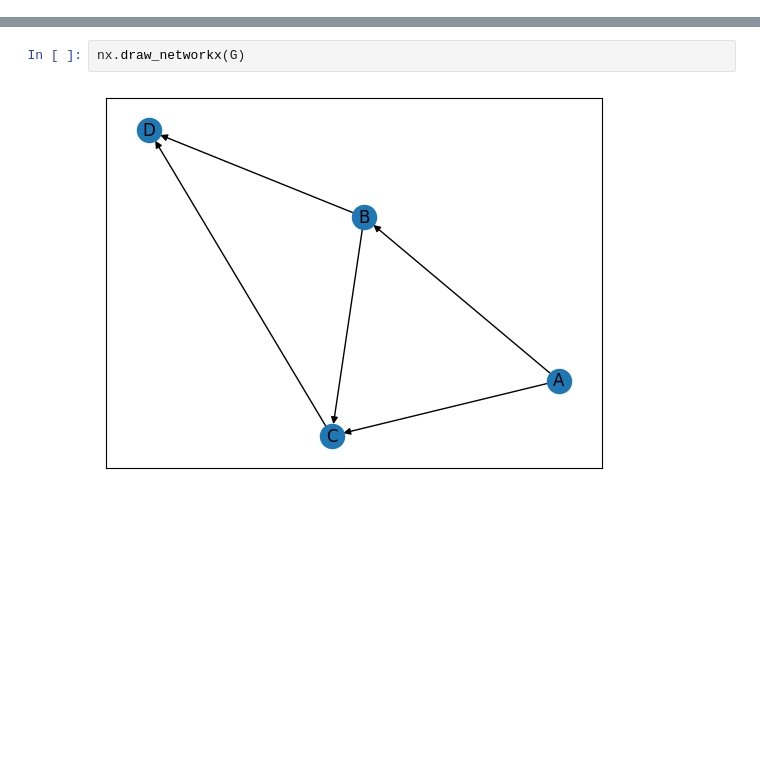
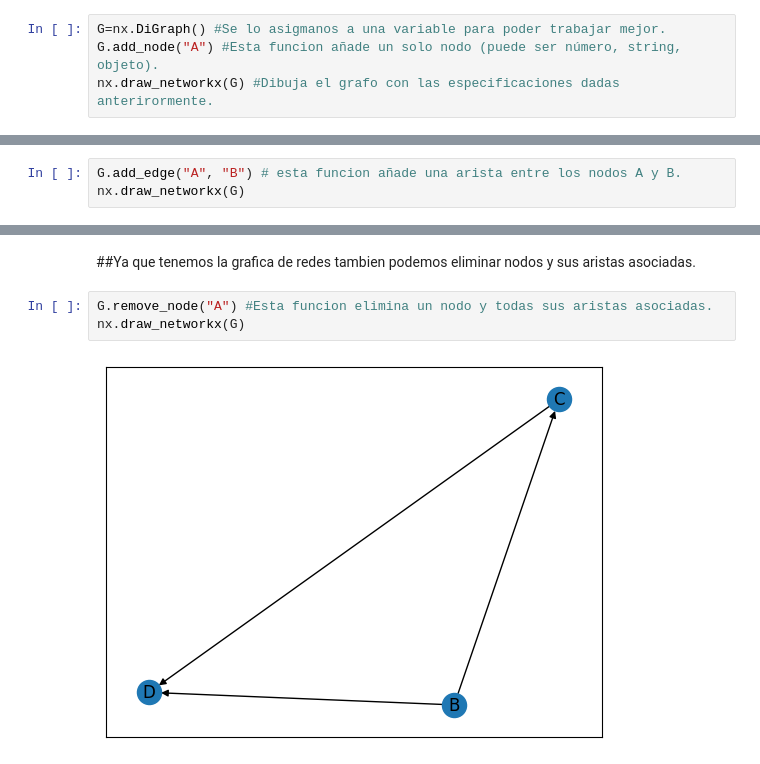
Before and after one commit to PerdomoVergaraFernando/Investigaciones-de-operaciones-, a Jupyter notebook: Grafica_de_redes.ipynb, the cells around one changed output, grey strips where cells are left out. Saved outputs shown, nothing was run; the diff lists cells and outputs as text; blank space fills up the shorter version.

```diff
--- a/Grafica_de_redes.ipynb
+++ b/Grafica_de_redes.ipynb
@@ -15,0 +34,4 @@ import networkx as nx
+# %%
+G=nx.DiGraph() #Se lo asigmanos a una variable para poder trabajar mejor.
+G.add_node("A") #Esta funcion añade un solo nodo (puede ser número, string, objeto).
+nx.draw_networkx(G) #Dibuja el grafo con las especificaciones dadas anterirormente.
@@ -15,0 +40,3 @@ import networkx as nx
+# %%
+G.add_edge("A", "B") # esta funcion añade una arista entre los nodos A y B.
+nx.draw_networkx(G)
@@ -23,4 +56,7 @@ G.add_edge("C","D",capacity=0)
-# %%
-nx.draw_networkx(G)
-# %% [output]
-[figure, removed]
+# %% [markdown]
+##Ya que tenemos la grafica de redes tambien podemos eliminar nodos y sus aristas asociadas.
+# %%
+G.remove_node("A") #Esta funcion elimina un nodo y todas sus aristas asociadas.
+nx.draw_networkx(G)
+# %% [output]
+[figure, added]
```
Also changed, not shown: parts of 32 cells of this notebook.
